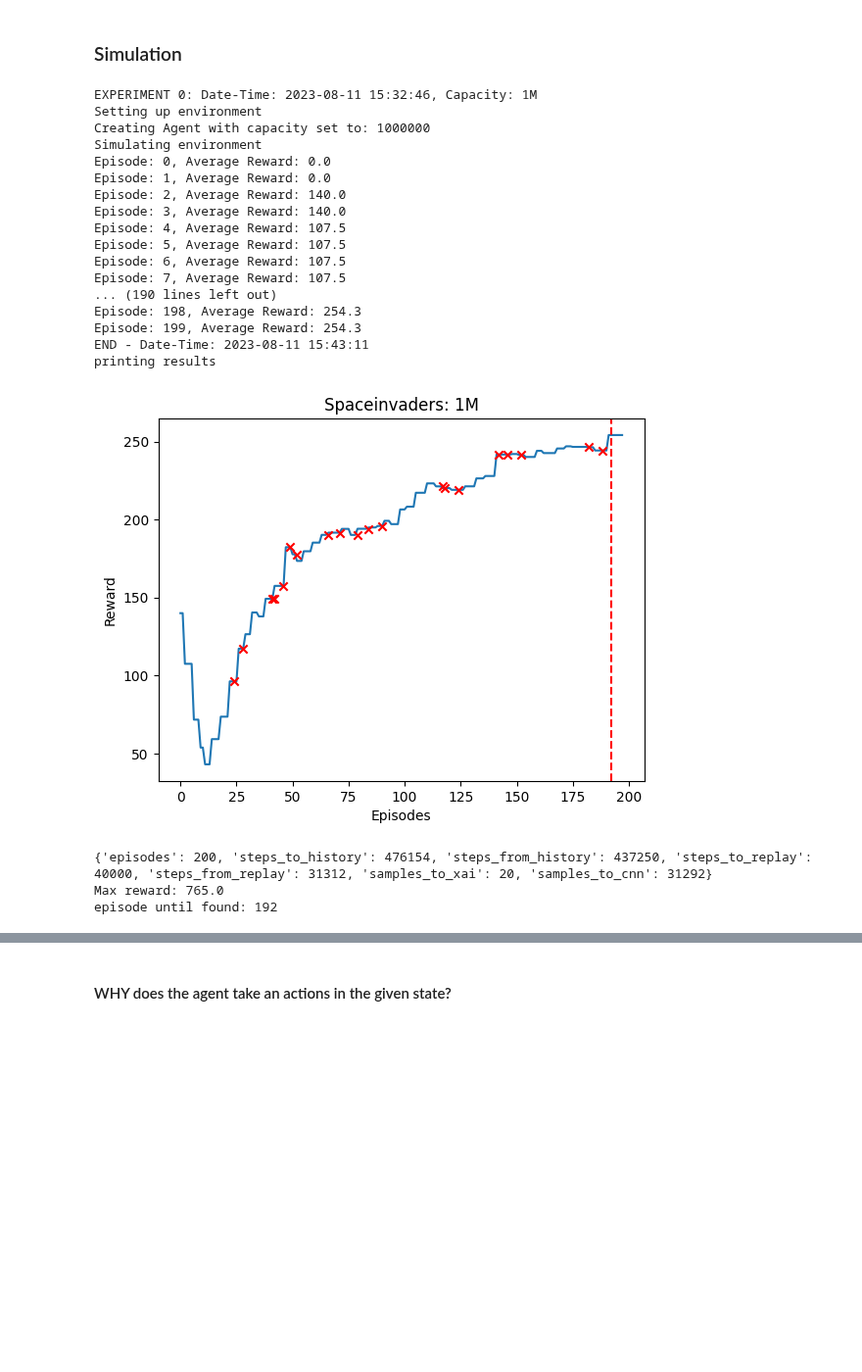
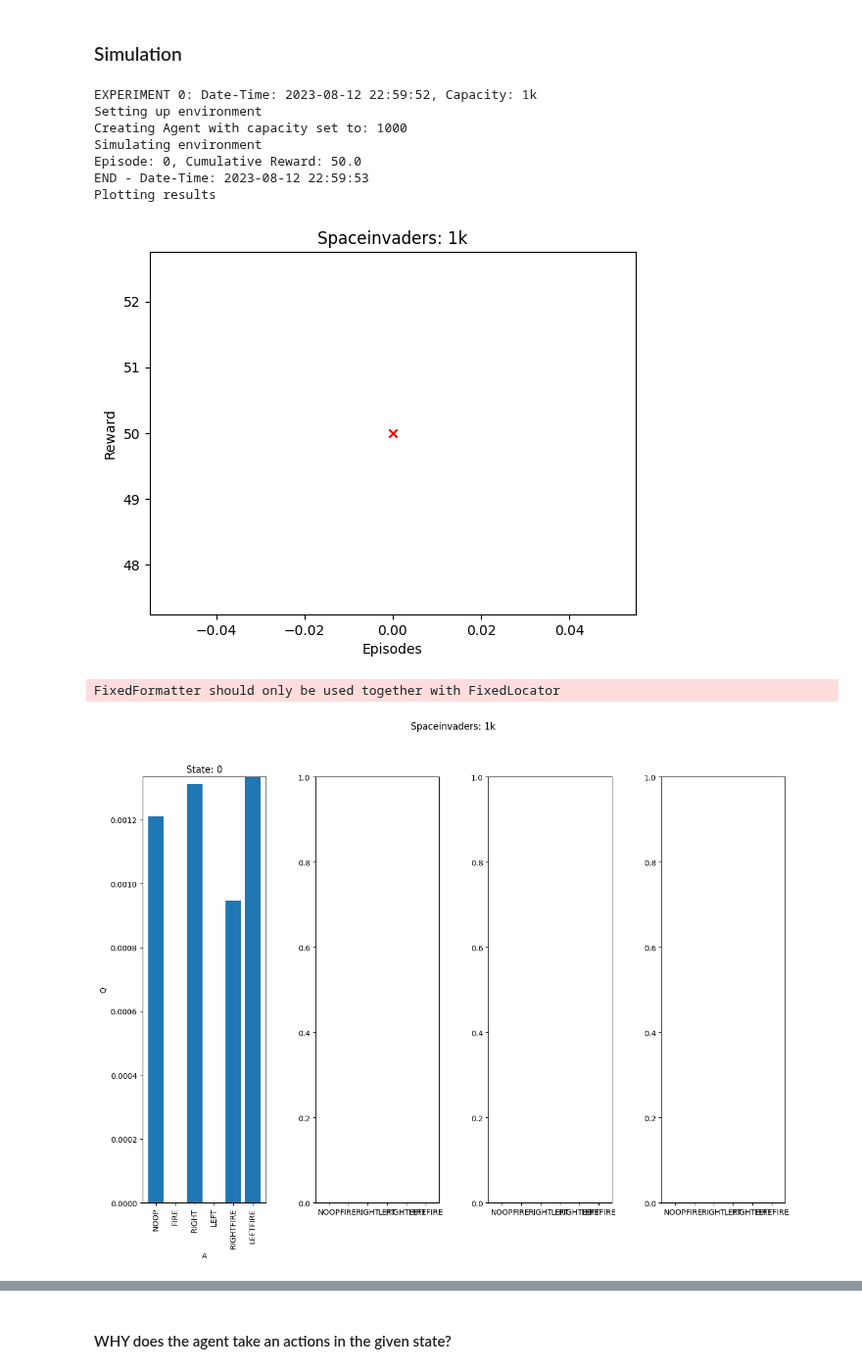
Before and after one commit to rob-sullivan/tu060, a Jupyter notebook: sim-notebooks-2/robert_s_sullivan_msc_dissertation_atari_space_invaders_shap_line.ipynb, the cells around one changed output, grey strips where cells are left out. Shown at 98% size. Drawn from its saved outputs; the diff is of its cells as text; code cells hidden in the pictures; blank space fills up the shorter version.

```diff
--- a/sim-notebooks-2/robert_s_sullivan_msc_dissertation_atari_space_invaders_shap_line.ipynb
+++ b/sim-notebooks-2/robert_s_sullivan_msc_dissertation_atari_space_invaders_shap_line.ipynb
@@ -48,7 +48,7 @@ from statsmodels.formula.api import ols
 # %%
 meter = {
   "episodes": 0,
-  "steps_to_history":0,
+  'steps': 0,
   "steps_from_history": 0,
   "steps_to_replay": 0,
   "steps_from_replay": 0,
@@ -335,19 +343,19 @@ for i, cap in enumerate(capacity):
     #env = gym.make('ALE/SpaceInvaders-v5')
     #We first preprocess the image by applying a greyscale and reducing the size to 80px.
     env = ImagePreprocessor(gym.make(sim_name), width=80, height=80, grayscale=True) #width=210, height=160 # , render_mode='human'
-    observation, info = env.reset(seed=42)
+    state, info = env.reset(seed=42)
+    episodes = 1 #200
+    steps_per_episode = 200 #steps to take
 
     ##### Create DCQL Agent
     print("Creating Agent with capacity set to: " + str(cap))
     a = env.action_space.n # actions
     g = 0.9 #gamma
     c = cap #1000000 #10000 #memory capacity
-    m = 200 #memory sampling
-    b = 128 #training batches
+    b = 100 #training batches
     l = 0.001 #learning rate
     t = 1.0 #softmax policy temperature rate. T is temperature high, meaning other actions are less explored
     n = 10 # n-steps
-    rw = 100 #reward window or average reward from previous nth rewards
 
     #Build the Agent
     cnn = CNN(a)
@@ -362,11 +370,10 @@ for i, cap in enumerate(capacity):
     loss = nn.MSELoss()#calculate mean squared error loss
     optimizer = optim.Adam(cnn.parameters(), lr=l) #use adams optimiser with a learning rate of 0.001
 
-    ma = MA(rw)#get the average of the last 100 rewards
+    ma = MA(steps_per_episode) #used to get the average of the last n-step rewards
 
     #### Simulate the environment
     print("Simulating environment")
-    episodes = 200 #200
 
     # Initialize an empty list to store the sampled inputs for SHAP Explainer
     # set a sampling rate based on episodes as batches could be zero if not enough available at start
@@ -385,7 +392,7 @@ for i, cap in enumerate(capacity):
 
     for episode in range(episodes):
         #run the game for 200 runs of 10 steps and push sample transitions into memory
-        memory.run_steps(samples=m) # m= 200 samples
+        memory.run_steps(steps=steps_per_episode) # e.g 200 steps
         #sample 128 x10['state', 'action', 'reward', 'done'] or 1,280 transitions from memory if there is enough in memory to sample otherwise skip
         for batch in memory.sample_batch(b): #b= e.g 128 batches
             #agent training
@@ -415,13 +422,14 @@ for i, cap in enumerate(capacity):
 
         episode_sampled = False # Reset the flag for the next iteration
 
-        rewards_steps = n_steps.rewards_steps()
-        ma.add(rewards_steps)
-        avg_reward = ma.average()
-        print("Episode: %s, Average Reward: %s" % (str(episode), str(round(avg_reward,2))))
+        rewards_steps = n_steps.rewards_steps() #e.g get 200 steps with rewards
+        ma.add(rewards_steps) #e.g add those 200 steps with rewards
+        cumulative_reward = ma.cumulative()
+        print("Episode: %s, Cumulative Reward: %s" % (str(episode), str(round(cumulative_reward,2))))
         meter["episodes"] = meter["episodes"] + 1
     env.close()
-    #get current timestamp
+
+    #get end timestamp
     end_datetime = datetime.datetime.now()
     end_datetime = end_datetime.strftime("%Y-%m-%d %H:%M:%S")# Format the date and time as a string
     print("END - Date-Time: " + str(end_datetime))
@@ -430,13 +438,13 @@ for i, cap in enumerate(capacity):
     print("Plotting results")
 
     ##### Agent's final score
-    optimal_index = np.argmax(ma.average_rewards)  # Find the index of the highest cumulative reward
-    episode_index = np.arange(1, episodes)
-    optimal_episode = episode_index[optimal_index]  # Get the corresponding episode number
+    #optimal_index = np.argmax(ma.average_rewards)  # Find the index of the highest cumulative reward
+    #episode_index = np.arange(0, episodes-1)
+    #optimal_episode = episode_index[optimal_index]  # Get the corresponding episode number
 
     ##### Rewards at given time/step
-    # Iterate over the rows of average_rewards and append them to df_rewards
-    for episode, reward in enumerate(ma.average_rewards):
+    # Iterate over the rows of cumulative_reward and append them to df_rewards
+    for episode, reward in enumerate(ma.cumulative_reward):
         new_row = [labels[i], episode, reward]
         df_rewards.loc[len(df_rewards)] = new_row
 
@@ -445,13 +453,13 @@ for i, cap in enumerate(capacity):
     plt.title(title.capitalize() + ": " + str(labels[i]))
     plt.xlabel("Episodes")
     plt.ylabel("Reward")
-    plt.plot(ma.average_rewards)
+    plt.plot(ma.cumulative_reward)
+
     # Draw a vertical line at the optimal point
-    plt.axvline(x=optimal_episode, color='r', linestyle='--', label='Optimal Point')
-
+    #plt.axvline(x=optimal_episode, color='r', linestyle='--', label='Optimal Point')
 
     # Draw red dots at the sampled experiences
-    plt.scatter(sampling_episode, [ma.average_rewards[exp - 1] for exp in sampling_episode],
+    plt.scatter(sampling_episode, [ma.cumulative_reward[exp] for exp in sampling_episode],
                 marker='x', color='r', label='Experience Sampled', zorder=5)
 
     filename = sim_name.replace("/", "_")
@@ -481,53 +489,42 @@ for i, cap in enumerate(capacity):
 
             # Create the bar chart
             ax.bar(x, y)
 
             # Set the labels and title
             ax.set_xlabel('A')
             ax.set_ylabel('Q')
-            ax.set_title('State: ' + str(s))  # Use 's' as title
+            ax.set_title('State: ' + str(sampling_episode[s]))  # Use 's' as title
 
             # Rotate the x-axis labels if needed
-            ax.set_xticklabels(x, rotation=45)
+            ax.set_xticklabels(x, rotation=90)
 
             # Set y-axis scale to max of largest Q-value
             ax.set_ylim(0, max_q_value / 100)
 
     # Add an overall title to the grid
     fig.suptitle(title.capitalize() + ": " + str(labels[i]))
 
     plt.savefig("./../plots/qvalueplots/" + filename +"_"+ str(labels[i]) + ".png")
     # Display the grid of bar charts
     plt.show()
 
     print(meter)
-    print("Max reward: " + str(ma.max_reward)) #595.0 # Current sum of all values in the reward window
-    print("episode until found: " + str(optimal_episode))
+    print("average cumulative reward: " + str(ma.calculate_average()))
+    #print("episode until found: " + str(optimal_episode))
 
     #### Save Trained Model
     #torch.save(cnn, './../models/space_invaders.pth')
     #### Load Trained Model
     #cnn = torch.load('./../models/space_invaders.pth')
     #cnn.eval()
 # %% [output]
-EXPERIMENT 0: Date-Time: 2023-08-11 15:32:46, Capacity: 1M
+EXPERIMENT 0: Date-Time: 2023-08-12 22:59:52, Capacity: 1k
 Setting up environment
-Creating Agent with capacity set to: 1000000
+Creating Agent with capacity set to: 1000
 Simulating environment
-Episode: 0, Average Reward: 0.0
-Episode: 1, Average Reward: 0.0
-Episode: 2, Average Reward: 140.0
-Episode: 3, Average Reward: 140.0
-Episode: 4, Average Reward: 107.5
-Episode: 5, Average Reward: 107.5
-Episode: 6, Average Reward: 107.5
-Episode: 7, Average Reward: 107.5
-... (190 lines left out)
-Episode: 198, Average Reward: 254.3
-Episode: 199, Average Reward: 254.3
-END - Date-Time: 2023-08-11 15:43:11
-printing results
+Episode: 0, Cumulative Reward: 50.0
+END - Date-Time: 2023-08-12 22:59:53
+Plotting results
-[figure, old version]
+[figure, new version]
-{'episodes': 200, 'steps_to_history': 476154, 'steps_from_history': 437250, 'steps_to_replay': 40000, 'steps_from_replay': 31312, 'samples_to_xai': 20, 'samples_to_cnn': 31292}
-Max reward: 765.0
-episode until found: 192
+FixedFormatter should only be used together with FixedLocator
+[figure, added]
```
Also changed, not shown: parts of 29 cells of this notebook, 3 other files.
